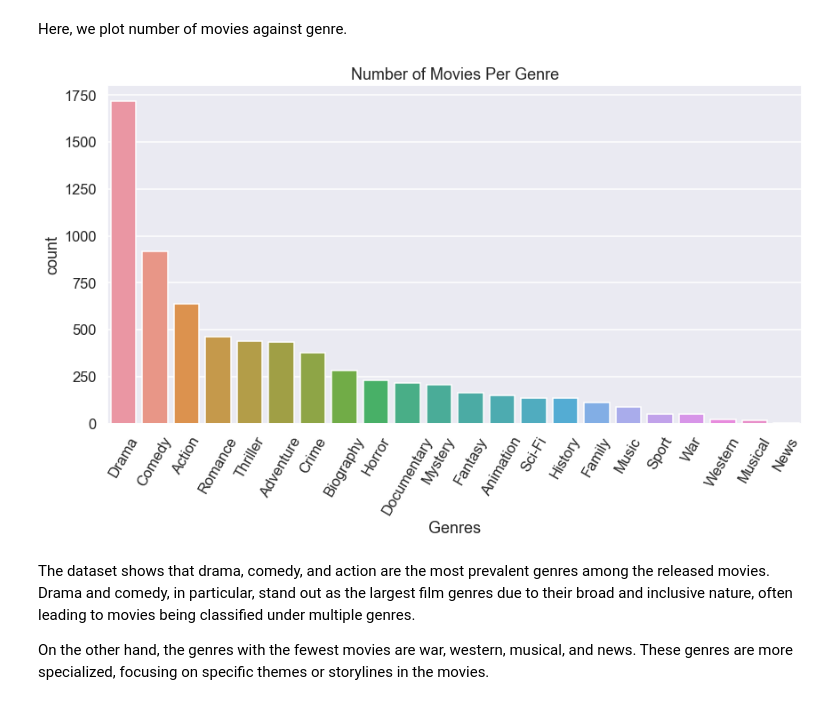
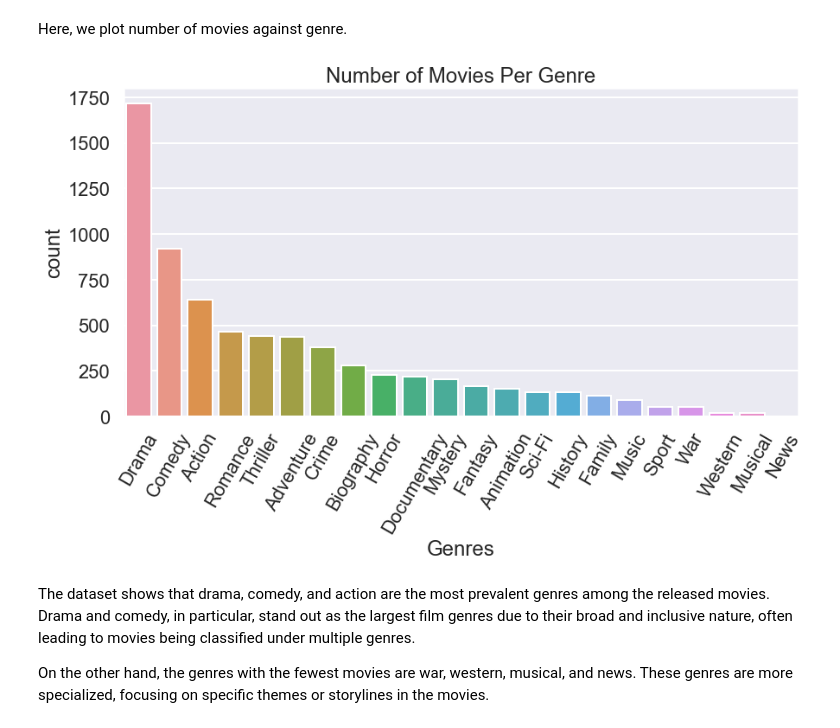
Before and after one commit to jonvis23/dsc-phase-1-project, a Jupyter notebook: student.ipynb, the cells around one changed output. Saved outputs shown, nothing was run; the diff lists cells and outputs as text; code cells hidden in the pictures.

```diff
--- a/student.ipynb
+++ b/student.ipynb
@@ -583,14 +583,14 @@ Here, we plot number of movies against genre.
 # %%
 #countplot showing the number of movies per genre
 sns.set(style='darkgrid')
-sns.set_context('talk')
+sns.set_context('poster')
 fig, ax = plt.subplots(figsize=(14,7))
 ax = sns.countplot(x=movies['genres'], order=movies['genres'].value_counts().index)
 ax.set_title('Number of Movies Per Genre')
 ax.set_xlabel('Genres')
 plt.xticks(rotation=60);
 # %% [output]
-[figure, old version]
+[figure, new version]
 # %% [markdown]
 The dataset shows that drama, comedy, and action are the most prevalent genres among the released movies. Drama and comedy, in particular, stand out as the largest film genres due to their broad and inclusive nature, often leading to movies being classified under multiple genres.<br>
 
```
Also changed, not shown: parts of 3 cells of this notebook, 1 other file.
